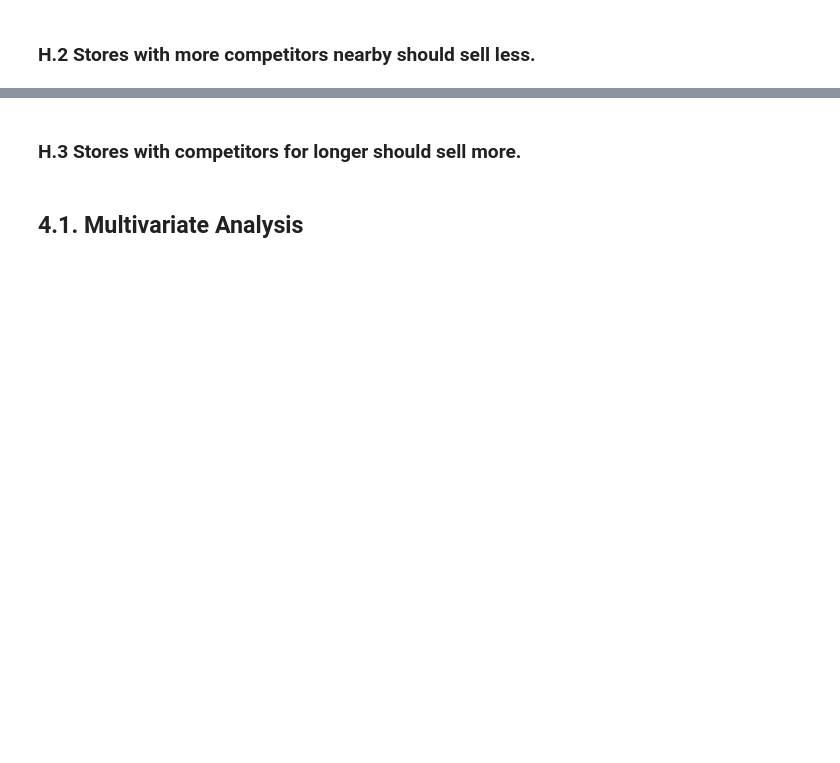
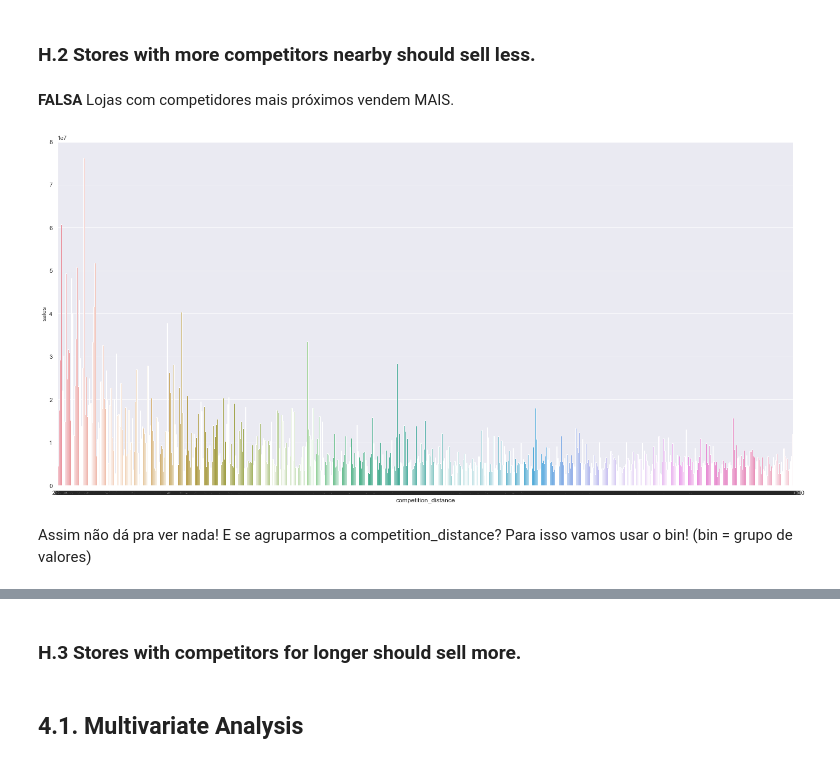
Before and after one commit to luana-afonso/DataScience-Em-Producao, a Jupyter notebook: m04_v01_store_sales_prediction.ipynb, the cells around one changed output, grey strips where cells are left out. Saved outputs shown, nothing was run; the diff lists cells and outputs as text; code cells hidden in the pictures; blank space fills up the shorter version.

```diff
--- a/m04_v01_store_sales_prediction.ipynb
+++ b/m04_v01_store_sales_prediction.ipynb
@@ -950,2 +987,15 @@ aux3.pivot( index='year_week', columns='assortment', values='sales' ).plot()
 # %% [markdown]
 ### H.2 Stores with more competitors nearby should sell less.
+# %% [markdown]
+**FALSA** Lojas com competidores mais próximos vendem MAIS.
+# %%
+#Vamos pegar agora as duas colunas de interesse. E vamos tentar ver as vendas de acordo com a distancia dos consumidores, agrupando por "competition_distance"
+# Depois de agrupar vamos somar e resetar o index
+aux1 = df4[["competition_distance", "sales"]].groupby( "competition_distance" ).sum().reset_index()
+
+# Nao esquecer o ; no final para que ele não fique mostrando informações a mais
+sns.barplot(x="competition_distance", y="sales", data=aux1);
+# %% [output]
+[figure, added]
+# %% [markdown]
+Assim não dá pra ver nada! E se agruparmos a competition_distance? Para isso vamos usar o bin! (bin = grupo de valores)
```
Also changed, not shown: parts of 48 cells of this notebook.
